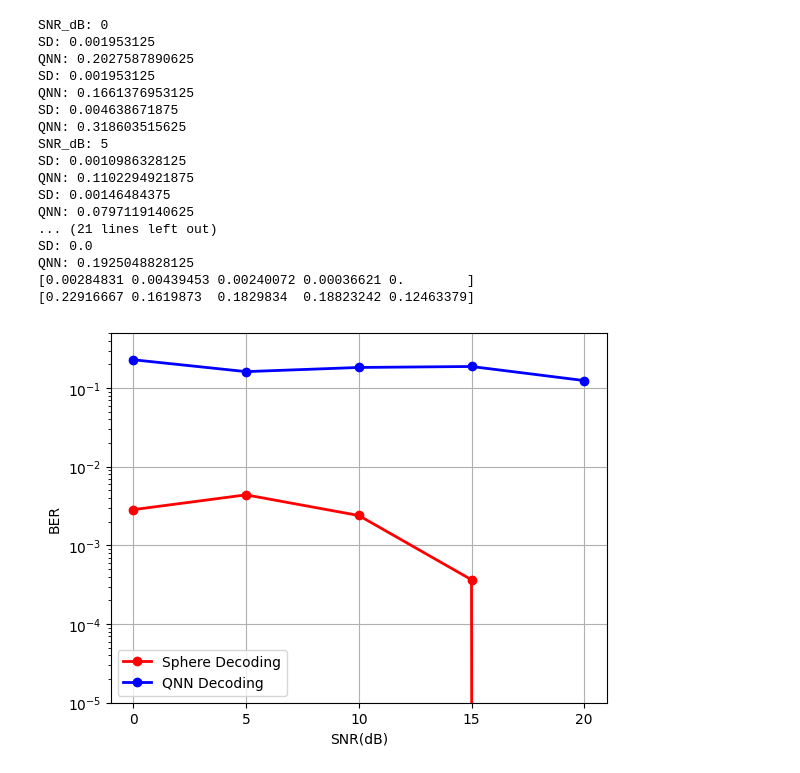
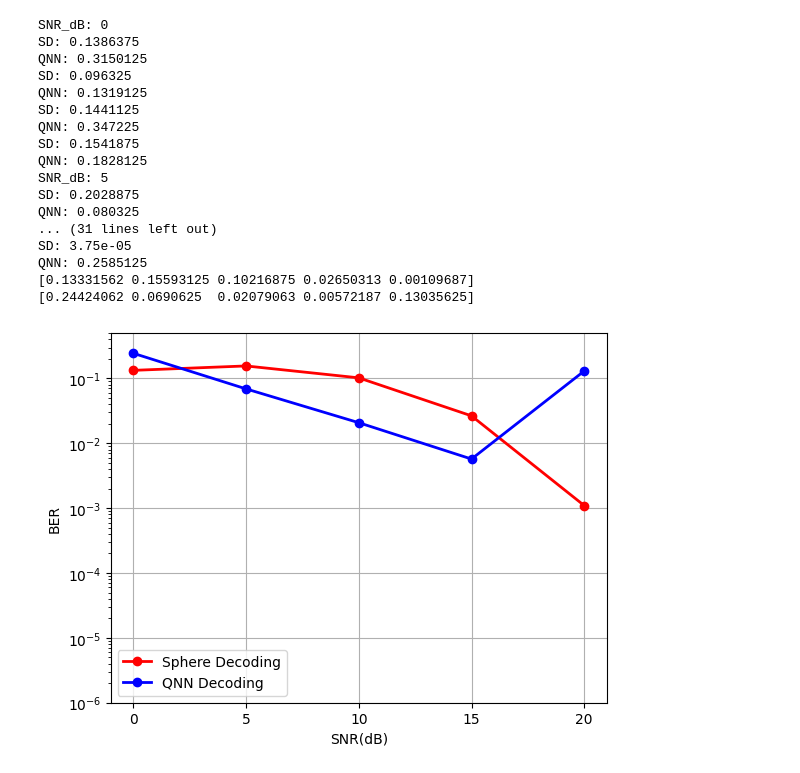
Before and after one commit to luohaooo/MIMO-detection-with-Quasi-neural-Network, a Jupyter notebook: test.ipynb, the cells around one changed output. Saved outputs shown, nothing was run; the diff lists cells and outputs as text; code cells hidden in the pictures.

```diff
--- a/test.ipynb
+++ b/test.ipynb
@@ -123,7 +123,7 @@ def count_differences(str1, str2):
 def training():
     H_hat_vec = np.sqrt(1/2)*(np.random.randn(Nr*Nt*2))
 
-    out = minimize(calculate_cost_function, x0=H_hat_vec, method="COBYLA", options={'maxiter':100})
+    out = minimize(calculate_cost_function, x0=H_hat_vec, method="COBYLA", options={'maxiter':500})
 
     H_hat_vec = out.x
 
@@ -146,7 +146,7 @@ Nt = 2
 Nr = 4
 # generate channel
 
-iter_num = 3
+iter_num = 4
 SNR_list = np.array([0, 5, 10, 15, 20])
 
 SD_mean_performance = np.zeros(len(SNR_list))
@@ -165,11 +165,11 @@ for ii in range(len(SNR_list)):
         # print("current iter num: " +str(jj))
         H = H_list[jj]
         # print(H)
-        bits_sequence_testing, x_sequence_testing, y_sequence_testing = generate_data(Nr,Nt,SNR_dB,1024,H)
-        SD_performance[jj] = sphere_decoding_BER(H, y_sequence_testing, bits_sequence_testing, 0.1)
+        bits_sequence_testing, x_sequence_testing, y_sequence_testing = generate_data(Nr,Nt,SNR_dB,10000,H)
+        SD_performance[jj] = sphere_decoding_BER(H, y_sequence_testing, bits_sequence_testing, 1)
         print("SD: "+str(SD_performance[jj]))
 
-        bits_sequence, x_sequence, y_sequence = generate_data(Nr,Nt,SNR_dB,128,H)
+        bits_sequence, x_sequence, y_sequence = generate_data(Nr,Nt,SNR_dB,256,H)
         H_trained = training()
         QNN_performance[jj] = calculate_BER(H_trained, bits_sequence_testing, y_sequence_testing)
         print("QNN: "+str(QNN_performance[jj]))
@@ -181,45 +181,45 @@ print(SD_mean_performance)
 print(QNN_mean_performance)
 # %% [output]
 SNR_dB: 0
-SD: 0.001953125
-QNN: 0.2027587890625
-SD: 0.001953125
-QNN: 0.1661376953125
-SD: 0.004638671875
-QNN: 0.318603515625
+SD: 0.1386375
+QNN: 0.3150125
+SD: 0.096325
+QNN: 0.1319125
+SD: 0.1441125
+QNN: 0.347225
+SD: 0.1541875
+QNN: 0.1828125
 SNR_dB: 5
-SD: 0.0010986328125
-QNN: 0.1102294921875
-SD: 0.00146484375
-QNN: 0.0797119140625
-... (21 lines left out)
-SD: 0.0
-QNN: 0.1925048828125
-[0.00284831 0.00439453 0.00240072 0.00036621 0.        ]
-[0.22916667 0.1619873  0.1829834  0.18823242 0.12463379]
+SD: 0.2028875
+QNN: 0.080325
+... (31 lines left out)
+SD: 3.75e-05
+QNN: 0.2585125
+[0.13331562 0.15593125 0.10216875 0.02650313 0.00109687]
+[0.24424062 0.0690625  0.02079063 0.00572187 0.13035625]
 # %%
 import matplotlib.pyplot as plt
 fig = plt.figure()
 
 ax1 = fig.add_subplot(111)
 
 lns1 = ax1.plot(SNR_list, SD_mean_performance, '-ro', linewidth=2.0, label="Sphere Decoding")
 lns2 = ax1.plot(SNR_list, QNN_mean_performance, '-bo', linewidth=2.0, label="QNN Decoding")
 
 lns = lns1+lns2
 labs = [l.get_label() for l in lns]
 ax1.legend(lns, labs, loc="lower left")
 ax1.grid()
 
 ax1.set_xticks(SNR_list)
 ax1.set_yscale("log")
 ax1.set_adjustable("datalim")
-ax1.set_ylim(1e-5, 0.5)
+ax1.set_ylim(1e-6, 0.5)
 ax1.set_ylabel("BER")
 ax1.set_xlabel("SNR(dB)")
 
 
 # plt.savefig('convergence.pdf',dpi=600, bbox_inches='tight')
 plt.show()
 # %% [output]
-[figure, old version]
+[figure, new version]
```
